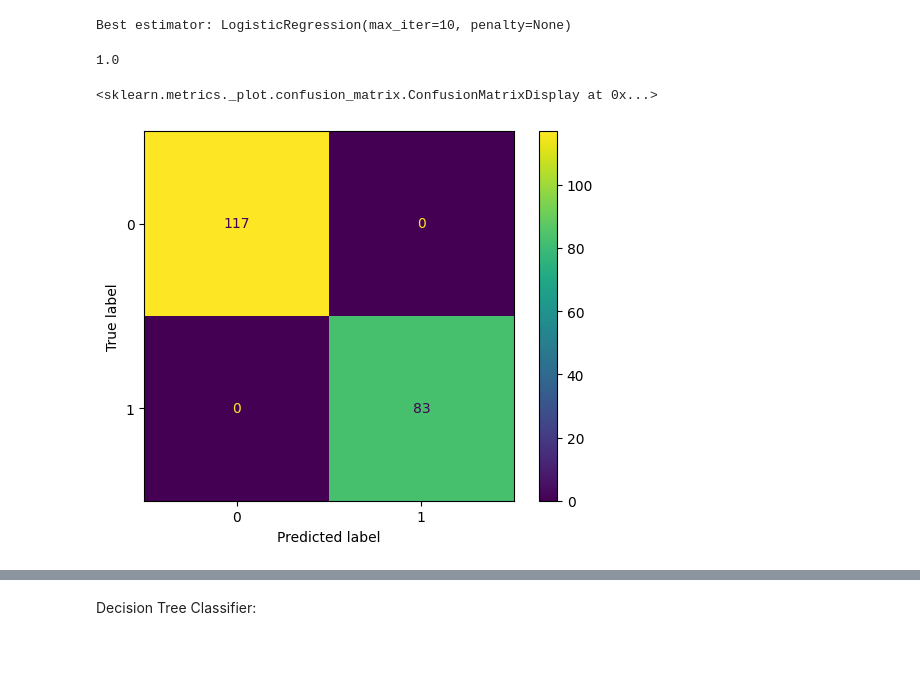
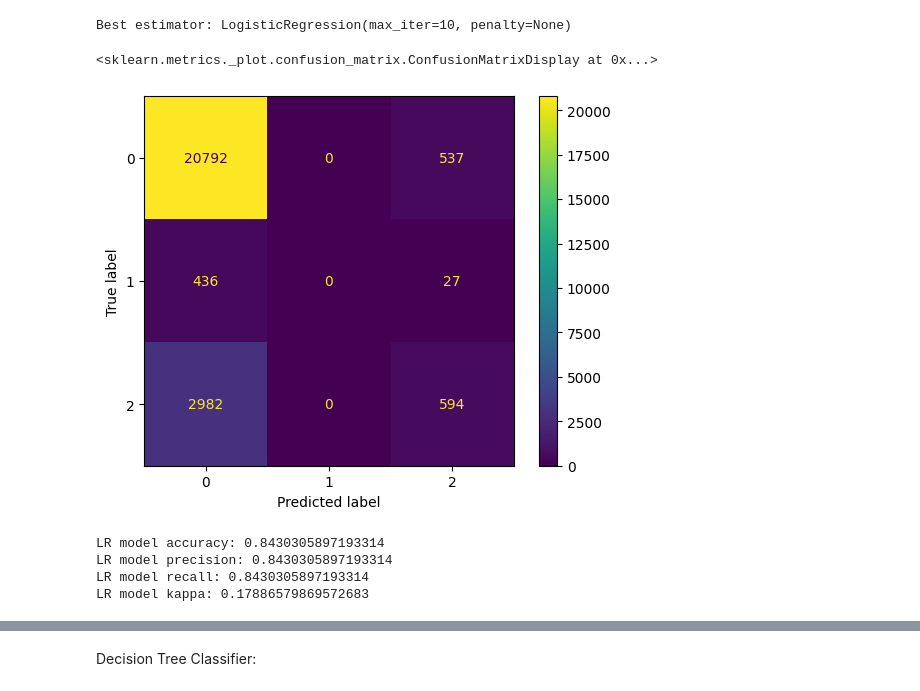
Before and after one commit to herrickc9614/geneticAlgorithm_SynthData, a Jupyter notebook: geneticAlgorithm_SynthData.ipynb, the cells around one changed output, grey strips where cells are left out. Cells and saved outputs as stored; diff of their text form; code cells hidden in the pictures; blank space fills up the shorter version.

```diff
--- a/geneticAlgorithm_SynthData.ipynb
+++ b/geneticAlgorithm_SynthData.ipynb
@@ -107,0 +95,12 @@ X = X[['income', 'credit_score', 'points']]
+# %%
+#Library to install kaggle datasets
+!pip install kagglehub
+import kagglehub
+
+#Alex Teboul
+#https://www.kaggle.com/datasets/alexteboul/diabetes-health-indicators-dataset
+path = kagglehub.dataset_download("alexteboul/diabetes-health-indicators-dataset")
+df = pd.read_csv(f"{path}/diabetes_012_health_indicators_BRFSS2015.csv")
+
+df.drop_duplicates()
+df.info()
@@ -107,0 +125,23 @@ X = X[['income', 'credit_score', 'points']]
+# %%
+X = df[['HighBP', 'HighChol', 'CholCheck', 'BMI', 'Smoker', 'Stroke', 'HeartDiseaseorAttack', 'PhysActivity', 'Fruits',
+        'Veggies', 'HvyAlcoholConsump', 'AnyHealthcare', 'NoDocbcCost', 'GenHlth', 'MentHlth', 'PhysHlth', 'DiffWalk',
+        'Sex', 'Age', 'Education', 'Income']]
+y = df[['Diabetes_012']]
+
+#Scaled X for future use if needed
+scaler = StandardScaler()
+X = pd.DataFrame(scaler.fit_transform(X), columns=X.columns)
+
+# Perform feature selection using the SelectPercentile function
+model_percent = SelectPercentile(score_func=f_classif, percentile=65)
+X_new_percent = model_percent.fit_transform(X, np.ravel(y))
+
+# Get features selected by each function
+filter_percent = model_percent.get_support()
+
+# Get input feature names
+features = np.array(X.columns)
+
+X = X[features]
+
+features[filter_percent]
@@ -128,17 +243,26 @@ regTuning.fit(X_val, np.ravel(y_val))
 print('Best estimator:', regTuning.best_estimator_)
 # %% [output]
 Best estimator: LogisticRegression(max_iter=10, penalty=None)
-# %%
-regModel.set_params(max_iter=10, penalty=None)
-regModel.fit(X_train, y_train)
-regModel.score(X_test, y_test)
-# %% [output]
-1.0
 # %%
+#Unmodified Training
+regModel = regTuning.best_estimator_
+regModel.fit(X_train, y_train)
+regModel.score(X_test, y_test)
+
 y_pred = regModel.predict(X_test)
 
 cm = confusion_matrix(y_test,y_pred)
 ConfusionMatrixDisplay(cm).plot()
 # %% [output]
 <sklearn.metrics._plot.confusion_matrix.ConfusionMatrixDisplay at 0x...>
-[figure, old version]
+[figure, new version]
+# %%
+print("LR model accuracy:", metrics.accuracy_score(y_test, y_pred))
+print("LR model precision:", metrics.precision_score(y_test, y_pred, average='micro'))
+print("LR model recall:", metrics.recall_score(y_test, y_pred, average='micro'))
+print("LR model kappa:", metrics.cohen_kappa_score(y_test, y_pred))
+# %% [output]
+LR model accuracy: 0.8430305897193314
+LR model precision: 0.8430305897193314
+LR model recall: 0.8430305897193314
+LR model kappa: 0.17886579869572683
```
Also changed, not shown: parts of 54 cells of this notebook.
